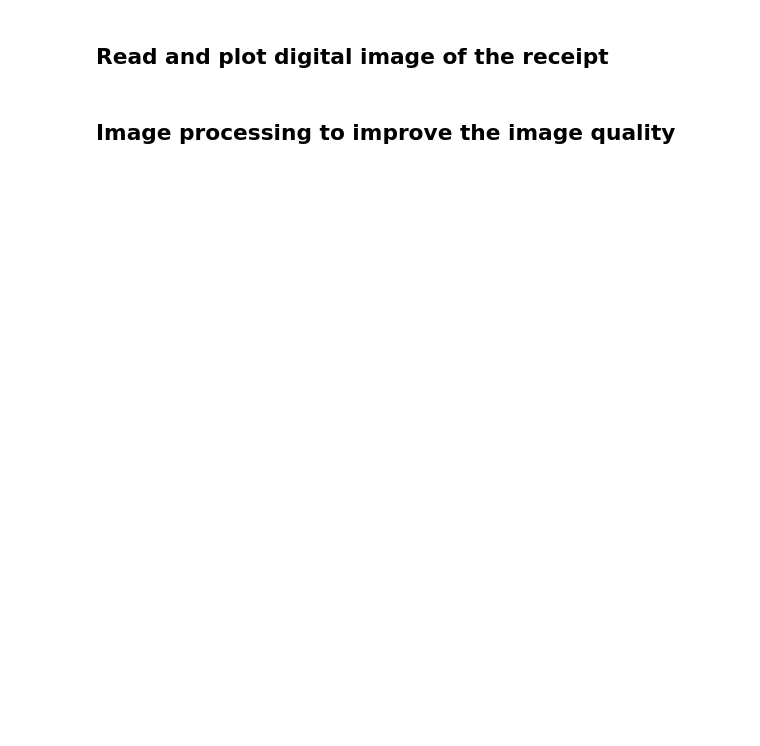
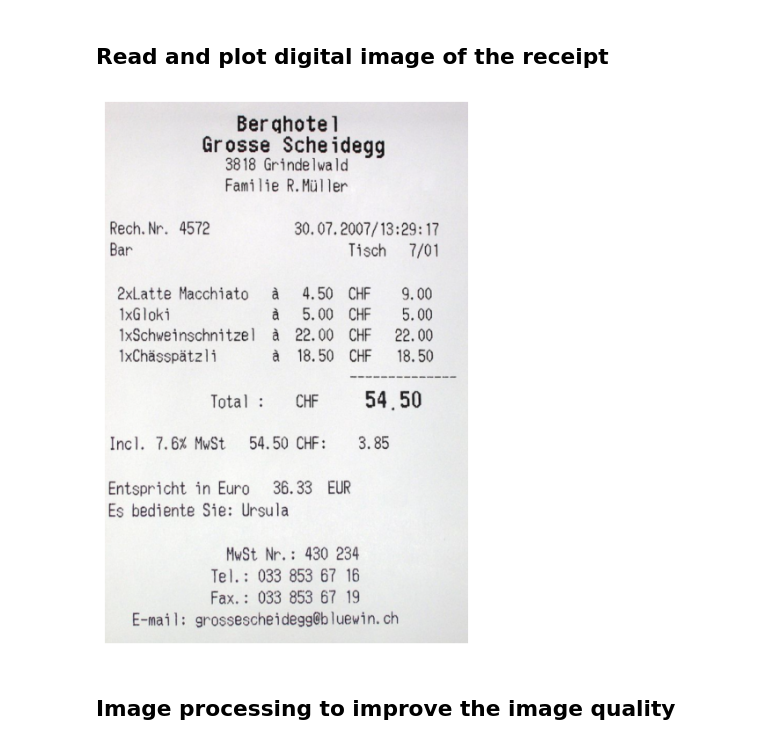
Before and after one commit to watson222-2/python_data_preparation, a Jupyter notebook: tesseract_ocr_example.ipynb, the cells around one changed output. Cells and saved outputs as stored; diff of their text form; code cells hidden in the pictures; blank space fills up the shorter version.

```diff
--- a/tesseract_ocr_example.ipynb
+++ b/tesseract_ocr_example.ipynb
@@ -35,12 +43,28 @@ print(os.getcwd())
 # %%
 # Import receipt
 img = cv2.imread('./Data/receipt.png')
-img = cv2.cvtColor(img, cv2.COLOR_BGR2RGB)
+
+# Functionto plot image
+def plot_image(img, base_height=10):
+
+    # Convert image to RGB
+    img = cv2.cvtColor(img, cv2.COLOR_BGR2RGB)
+
+    # Define base height and calculate aspect ratio
+    height, width = img.shape[:2]
+    aspect_ratio = width / height
+    figsize = (base_height * aspect_ratio, base_height)
+
+    # Plot image of receipt
+    plt.figure(figsize=figsize)
+    plt.imshow(img)
+    plt.axis('off')
+    plt.show()
 
 # Plot image of receipt
-plt.imshow(img)
-plt.axis('off')
-plt.show()
+plot_image(img, 8)
+# %% [output]
+[figure, added]
 # %% [markdown]
 ## Image processing to improve the image quality
 # %%
```
Also changed, not shown: parts of 8 cells of this notebook, 2 other files.
